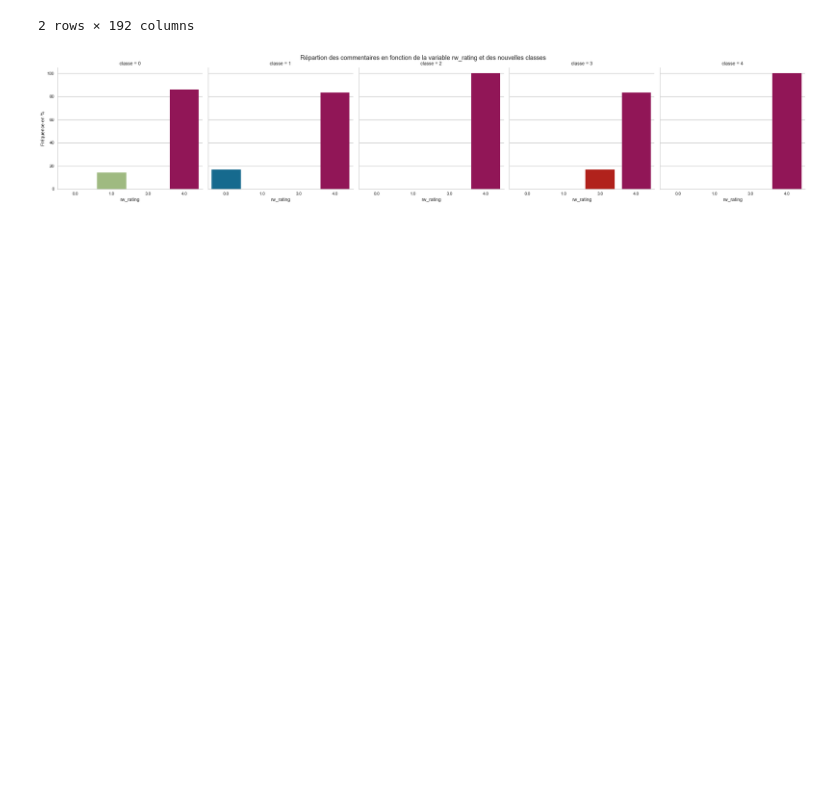
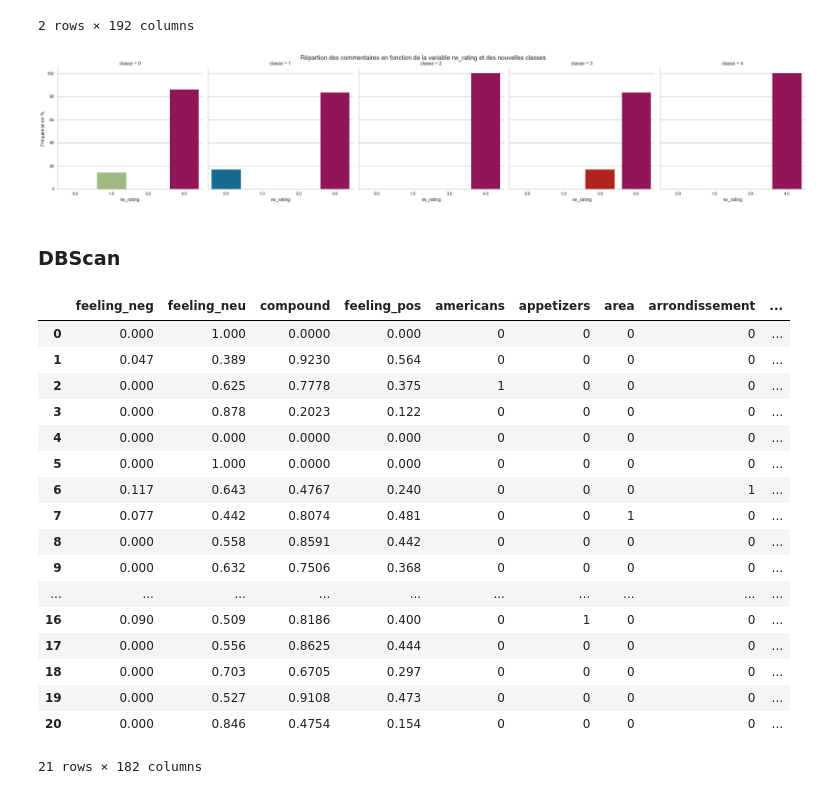
Before and after one commit to AurelieAAN/OP_Project6, a Jupyter notebook: P6_02_notebook.ipynb, the cells around one changed output. Drawn from its saved outputs; the diff is of its cells as text; code cells hidden in the pictures; blank space fills up the shorter version.

```diff
--- a/P6_02_notebook.ipynb
+++ b/P6_02_notebook.ipynb
@@ -1689,3 +1689,5 @@ ax.set_axis_labels("rw_rating","Fréquence en %")
 plt.show()
 # %% [output]
 [figure]
+# %% [markdown]
+### DBScan
@@ -1691,0 +1698,21 @@ plt.show()
+# %%
+X
+# %% [output]
+|  | feeling_neg | feeling_neu | compound | feeling_pos | americans | appetizers | area | arrondissement | ... |
+| 0 | 0.000 | 1.000 | 0.0000 | 0.000 | 0 | 0 | 0 | 0 | ... |
+| 1 | 0.047 | 0.389 | 0.9230 | 0.564 | 0 | 0 | 0 | 0 | ... |
+| 2 | 0.000 | 0.625 | 0.7778 | 0.375 | 1 | 0 | 0 | 0 | ... |
+| 3 | 0.000 | 0.878 | 0.2023 | 0.122 | 0 | 0 | 0 | 0 | ... |
+| 4 | 0.000 | 0.000 | 0.0000 | 0.000 | 0 | 0 | 0 | 0 | ... |
+| 5 | 0.000 | 1.000 | 0.0000 | 0.000 | 0 | 0 | 0 | 0 | ... |
+| 6 | 0.117 | 0.643 | 0.4767 | 0.240 | 0 | 0 | 0 | 1 | ... |
+| 7 | 0.077 | 0.442 | 0.8074 | 0.481 | 0 | 0 | 1 | 0 | ... |
+| 8 | 0.000 | 0.558 | 0.8591 | 0.442 | 0 | 0 | 0 | 0 | ... |
+| 9 | 0.000 | 0.632 | 0.7506 | 0.368 | 0 | 0 | 0 | 0 | ... |
+| ... | ... | ... | ... | ... | ... | ... | ... | ... | ... |
+| 16 | 0.090 | 0.509 | 0.8186 | 0.400 | 0 | 1 | 0 | 0 | ... |
+| 17 | 0.000 | 0.556 | 0.8625 | 0.444 | 0 | 0 | 0 | 0 | ... |
+| 18 | 0.000 | 0.703 | 0.6705 | 0.297 | 0 | 0 | 0 | 0 | ... |
+| 19 | 0.000 | 0.527 | 0.9108 | 0.473 | 0 | 0 | 0 | 0 | ... |
+| 20 | 0.000 | 0.846 | 0.4754 | 0.154 | 0 | 0 | 0 | 0 | ... |
+21 rows × 182 columns
```
Also changed, not shown: parts of 7 cells of this notebook.
